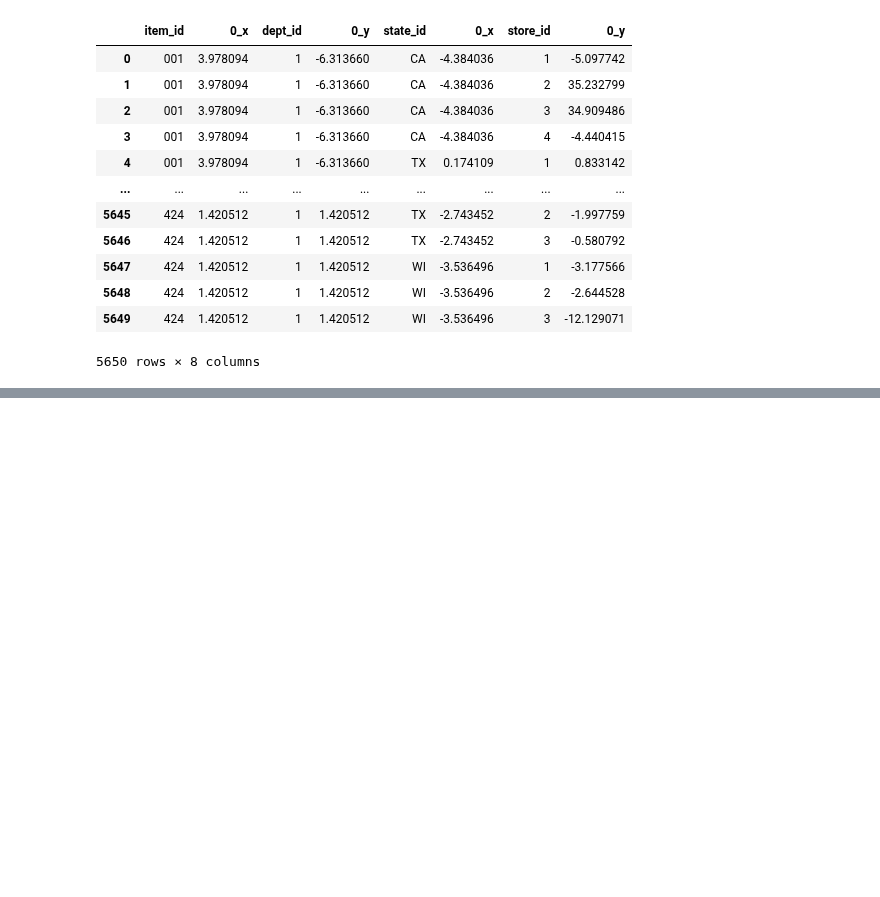
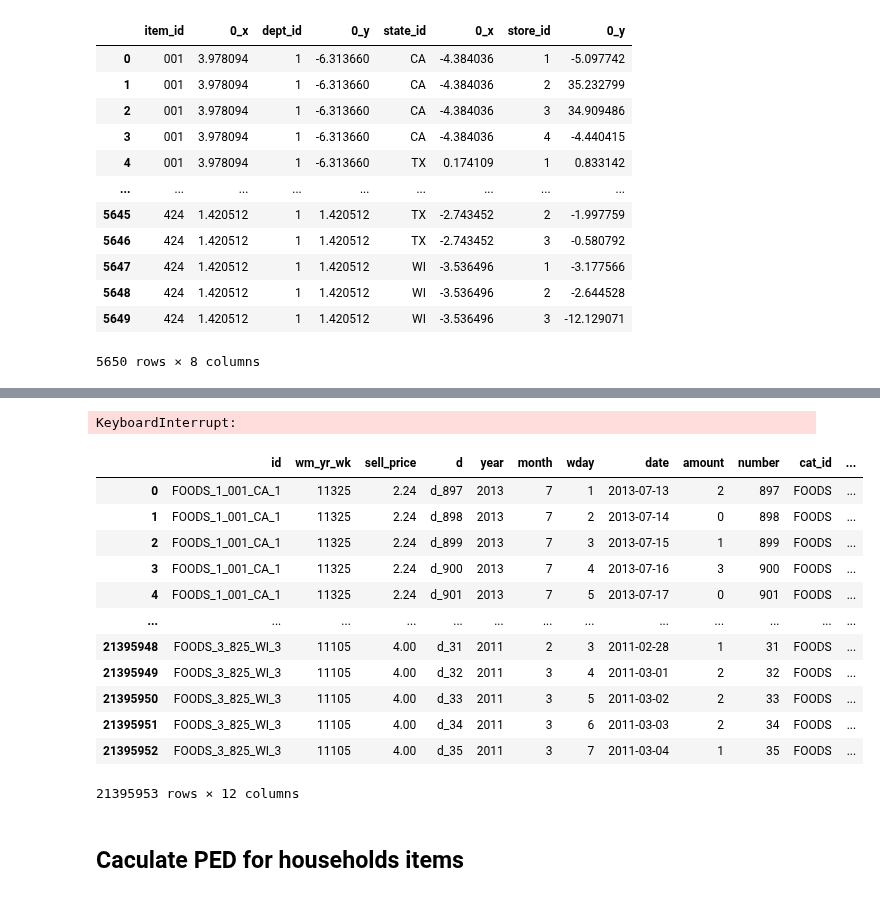
Before and after one commit to aaronmonash24/FYP, a Jupyter notebook: Data Analysis/PED.ipynb, the cells around one changed output, grey strips where cells are left out. Saved outputs shown, nothing was run; the diff lists cells and outputs as text; code cells hidden in the pictures; blank space fills up the shorter version.

Commit message:
trying to calculate PED for households

```diff
--- a/Data Analysis/PED.ipynb
+++ b/Data Analysis/PED.ipynb
@@ -164,0 +166,6 @@ hobbies_ped.to_csv('hobbies_ped.csv')
+# %%
+final_sell_calendar_foods = final_sell_calendar_foods.drop(final_sell_calendar_foods.columns[0],axis=1)
+# %%
+final_sell_calendar_foods[['cat_id','dept_id','item_id', 'state_id','store_id']] = final_sell_calendar_foods['id'].str.split('_', expand=True)
+# %% [output]
+KeyboardInterrupt:
@@ -164,0 +194,18 @@ hobbies_ped.to_csv('hobbies_ped.csv')
+# %%
+final_sell_calendar_foods
+# %% [output]
+|  | id | wm_yr_wk | sell_price | d | year | month | wday | date | amount | number | cat_id | ... |
+| 0 | FOODS_1_001_CA_1 | 11325 | 2.24 | d_897 | 2013 | 7 | 1 | 2013-07-13 | 2 | 897 | FOODS | ... |
+| 1 | FOODS_1_001_CA_1 | 11325 | 2.24 | d_898 | 2013 | 7 | 2 | 2013-07-14 | 0 | 898 | FOODS | ... |
+| 2 | FOODS_1_001_CA_1 | 11325 | 2.24 | d_899 | 2013 | 7 | 3 | 2013-07-15 | 1 | 899 | FOODS | ... |
+| 3 | FOODS_1_001_CA_1 | 11325 | 2.24 | d_900 | 2013 | 7 | 4 | 2013-07-16 | 3 | 900 | FOODS | ... |
+| 4 | FOODS_1_001_CA_1 | 11325 | 2.24 | d_901 | 2013 | 7 | 5 | 2013-07-17 | 0 | 901 | FOODS | ... |
+| ... | ... | ... | ... | ... | ... | ... | ... | ... | ... | ... | ... | ... |
+| 21395948 | FOODS_3_825_WI_3 | 11105 | 4.00 | d_31 | 2011 | 2 | 3 | 2011-02-28 | 1 | 31 | FOODS | ... |
+| 21395949 | FOODS_3_825_WI_3 | 11105 | 4.00 | d_32 | 2011 | 3 | 4 | 2011-03-01 | 2 | 32 | FOODS | ... |
+| 21395950 | FOODS_3_825_WI_3 | 11105 | 4.00 | d_33 | 2011 | 3 | 5 | 2011-03-02 | 2 | 33 | FOODS | ... |
+| 21395951 | FOODS_3_825_WI_3 | 11105 | 4.00 | d_34 | 2011 | 3 | 6 | 2011-03-03 | 2 | 34 | FOODS | ... |
+| 21395952 | FOODS_3_825_WI_3 | 11105 | 4.00 | d_35 | 2011 | 3 | 7 | 2011-03-04 | 1 | 35 | FOODS | ... |
+21395953 rows × 12 columns
+# %% [markdown]
+## Caculate PED for households items
```
Also changed, not shown: parts of 14 cells of this notebook.
